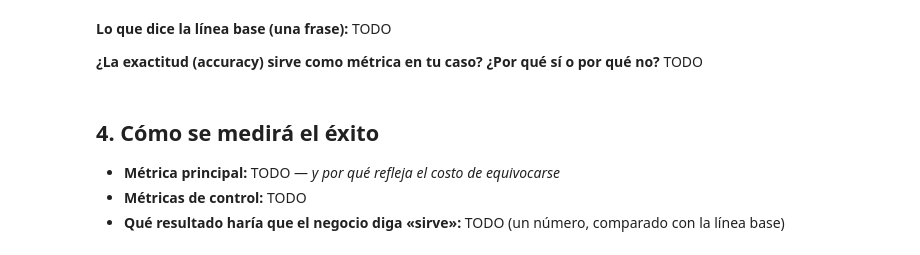
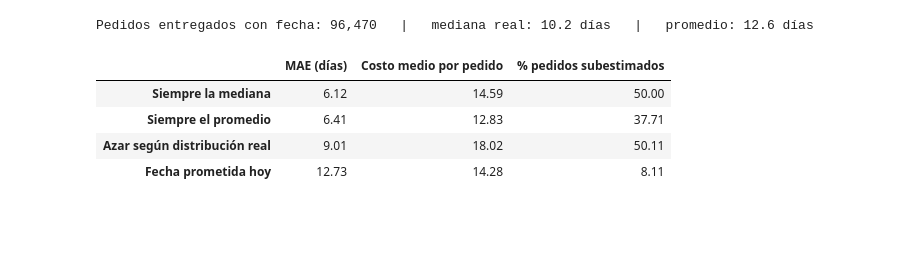
Before and after one commit to Stiware/Laboratorio_practico_ML, a Jupyter notebook: notebooks/01_caso_negocio.ipynb, the cells around one changed output. Saved outputs shown, nothing was run; the diff lists cells and outputs as text; code cells hidden in the pictures; blank space fills up the shorter version.

```diff
--- a/notebooks/01_caso_negocio.ipynb
+++ b/notebooks/01_caso_negocio.ipynb
@@ -48,0 +32,20 @@ else:
+# %%
+import numpy as np
+import pandas as pd
+from pathlib import Path
+
+RAW = Path("../data/raw") if Path("../data/raw").exists() else Path("data/raw")
+
+# Costo por día de error, en unidades relativas (lo que importa es la proporción, no el valor absoluto).
+COST_SUBESTIMAR = 3.0   # predicho < real: el pedido llega más tarde de lo dicho
+COST_SOBRESTIMAR = 1.0  # predicho > real: el pedido llega más temprano de lo dicho
+
+def costo_por_pedido(real, predicho):
+    """Costo relativo de cada predicción: días de error por el costo de su dirección."""
+    error = np.asarray(real) - np.asarray(predicho)          # > 0: subestimamos
+    return np.where(error > 0, COST_SUBESTIMAR * error, -COST_SOBRESTIMAR * error)
+
+pd.DataFrame(
+    {"Qué pasó": ["Subestimamos (llega más tarde de lo dicho)", "Sobrestimamos (llega antes de lo dicho)"],
+     "Costo por día de error": [COST_SUBESTIMAR, COST_SOBRESTIMAR]}
+)
@@ -70,10 +68,41 @@ else:
-# %% [markdown]
-**Lo que dice la línea base (una frase):** TODO
-
-**¿La exactitud (accuracy) sirve como métrica en tu caso? ¿Por qué sí o por qué no?** TODO
-# %% [markdown]
-## 4. Cómo se medirá el éxito
-
-- **Métrica principal:** TODO  — *y por qué refleja el costo de equivocarse*
-- **Métricas de control:** TODO
-- **Qué resultado haría que el negocio diga «sirve»:** TODO (un número, comparado con la línea base)
+# %%
+pedidos = pd.read_csv(
+    RAW / "olist_orders_dataset.csv",
+    usecols=["order_id", "order_status", "order_purchase_timestamp",
+             "order_delivered_customer_date", "order_estimated_delivery_date"],
+    parse_dates=["order_purchase_timestamp", "order_delivered_customer_date", "order_estimated_delivery_date"],
+)
+pedidos = pedidos[(pedidos.order_status == "delivered") & pedidos.order_delivered_customer_date.notna()].copy()
+
+DIA = 86400
+pedidos["dias_entrega"]   = (pedidos.order_delivered_customer_date - pedidos.order_purchase_timestamp).dt.total_seconds() / DIA
+pedidos["dias_prometidos"] = (pedidos.order_estimated_delivery_date - pedidos.order_purchase_timestamp).dt.total_seconds() / DIA
+
+real = pedidos["dias_entrega"].to_numpy()
+rng = np.random.default_rng(42)
+
+estrategias = {
+    "Siempre la mediana":          np.full_like(real, np.median(real)),
+    "Siempre el promedio":         np.full_like(real, real.mean()),
+    "Azar según distribución real": rng.permutation(real),
+    "Fecha prometida hoy":         pedidos["dias_prometidos"].to_numpy(),
+}
+
+linea_base = pd.DataFrame({
+    nombre: {
+        "MAE (días)": np.abs(real - pred).mean(),
+        "Costo medio por pedido": costo_por_pedido(real, pred).mean(),
+        "% pedidos subestimados": (pred < real).mean() * 100,
+    }
+    for nombre, pred in estrategias.items()
+}).T.round(2)
+
+print(f"Pedidos entregados con fecha: {len(pedidos):,}   |   mediana real: {np.median(real):.1f} días   |   promedio: {real.mean():.1f} días")
+linea_base
+# %% [output]
+Pedidos entregados con fecha: 96,470   |   mediana real: 10.2 días   |   promedio: 12.6 días
+|  | MAE (días) | Costo medio por pedido | % pedidos subestimados |
+| Siempre la mediana | 6.12 | 14.59 | 50.00 |
+| Siempre el promedio | 6.41 | 12.83 | 37.71 |
+| Azar según distribución real | 9.01 | 18.02 | 50.11 |
+| Fecha prometida hoy | 12.73 | 14.28 | 8.11 |
```
Also changed, not shown: parts of 20 cells of this notebook, 4 other files.
